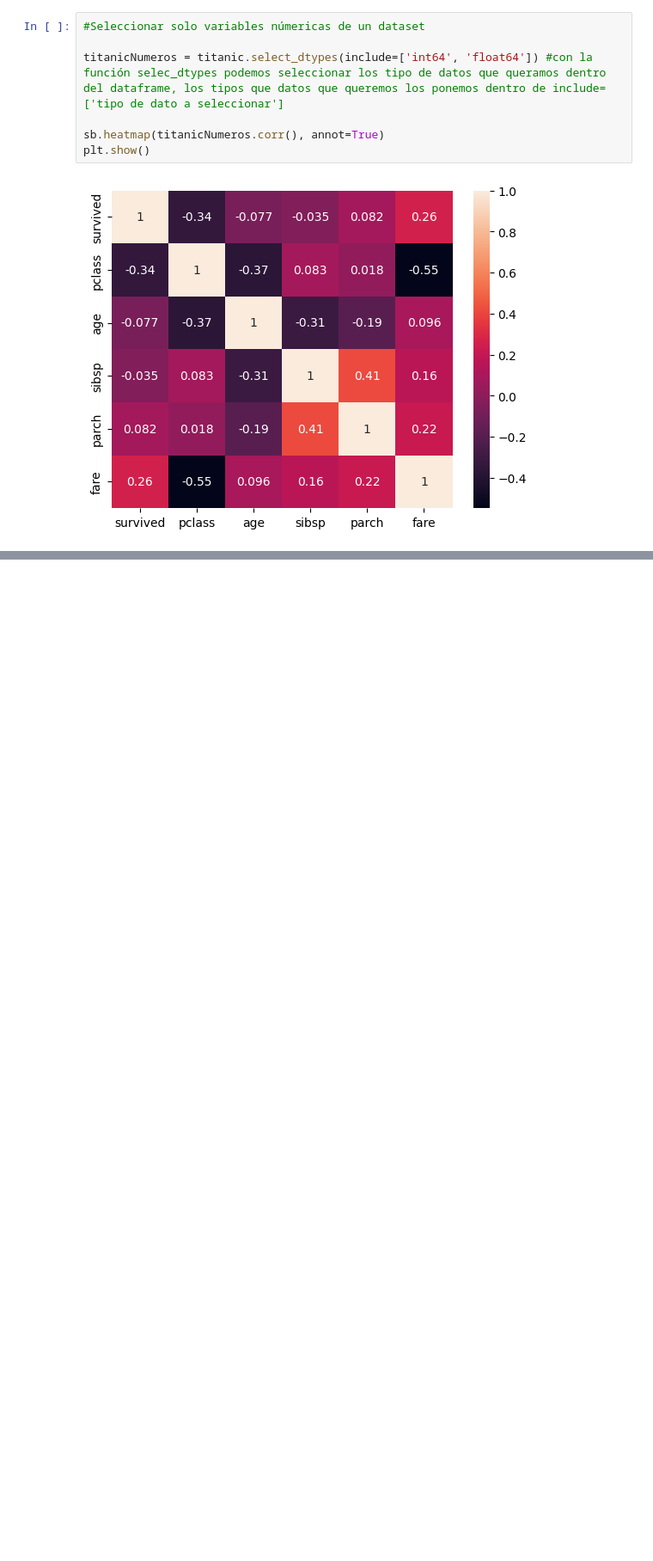
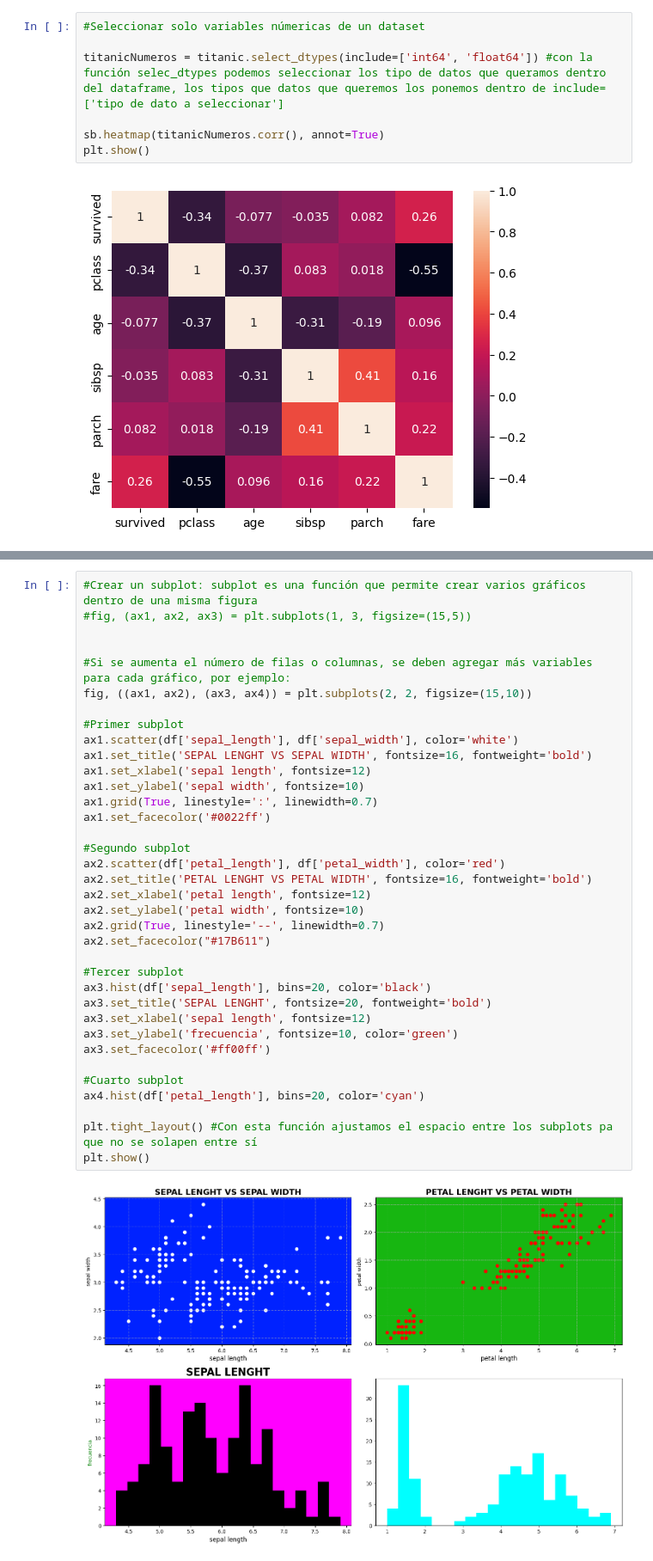
Before and after one commit to LeanGG-10/python, a Jupyter notebook: Medio/sprint2.ipynb, the cells around one changed output, grey strips where cells are left out. Shown at 86% size. Cells and saved outputs as stored; diff of their text form; blank space fills up the shorter version.

```diff
--- a/Medio/sprint2.ipynb
+++ b/Medio/sprint2.ipynb
@@ -29,0 +75,38 @@ plt.show()
+# %%
+#Crear un subplot: subplot es una función que permite crear varios gráficos dentro de una misma figura
+#fig, (ax1, ax2, ax3) = plt.subplots(1, 3, figsize=(15,5))
+
+
+#Si se aumenta el número de filas o columnas, se deben agregar más variables para cada gráfico, por ejemplo:
+fig, ((ax1, ax2), (ax3, ax4)) = plt.subplots(2, 2, figsize=(15,10))
+
+#Primer subplot
+ax1.scatter(df['sepal_length'], df['sepal_width'], color='white')
+ax1.set_title('SEPAL LENGHT VS SEPAL WIDTH', fontsize=16, fontweight='bold')
+ax1.set_xlabel('sepal length', fontsize=12)
+ax1.set_ylabel('sepal width', fontsize=10)
+ax1.grid(True, linestyle=':', linewidth=0.7)
+ax1.set_facecolor('#0022ff')
+
+#Segundo subplot
+ax2.scatter(df['petal_length'], df['petal_width'], color='red')
+ax2.set_title('PETAL LENGHT VS PETAL WIDTH', fontsize=16, fontweight='bold')
+ax2.set_xlabel('petal length', fontsize=12)
+ax2.set_ylabel('petal width', fontsize=10)
+ax2.grid(True, linestyle='--', linewidth=0.7)
+ax2.set_facecolor("#17B611")
+
+#Tercer subplot
+ax3.hist(df['sepal_length'], bins=20, color='black')
+ax3.set_title('SEPAL LENGHT', fontsize=20, fontweight='bold')
+ax3.set_xlabel('sepal length', fontsize=12)
+ax3.set_ylabel('frecuencia', fontsize=10, color='green')
+ax3.set_facecolor('#ff00ff')
+
+#Cuarto subplot
+ax4.hist(df['petal_length'], bins=20, color='cyan')
+
+plt.tight_layout() #Con esta función ajustamos el espacio entre los subplots pa que no se solapen entre sí
+plt.show()
+# %% [output]
+[figure, added]
```
Also changed, not shown: parts of 7 cells of this notebook.
